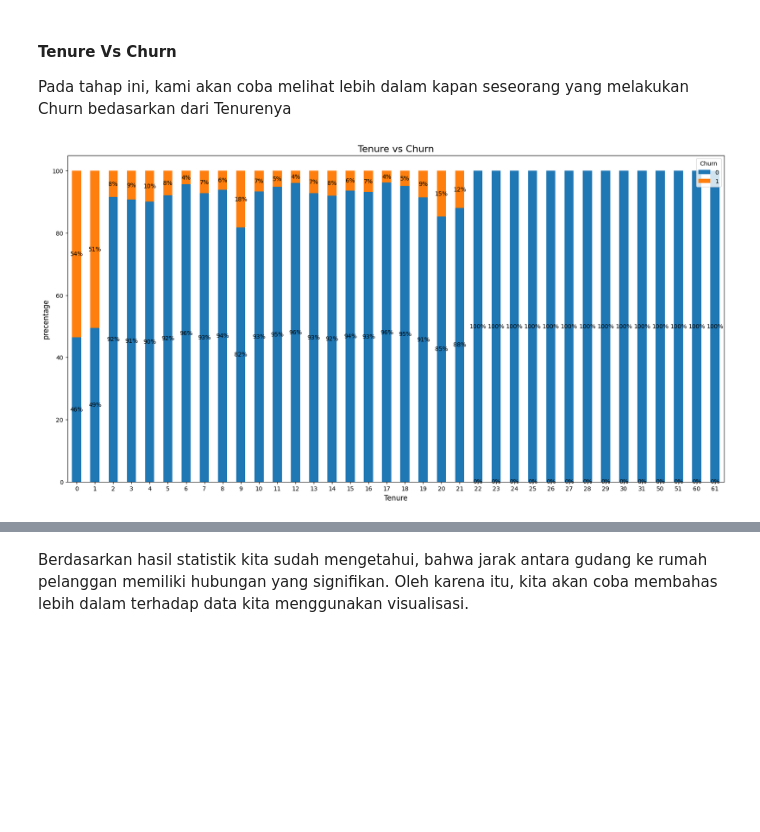
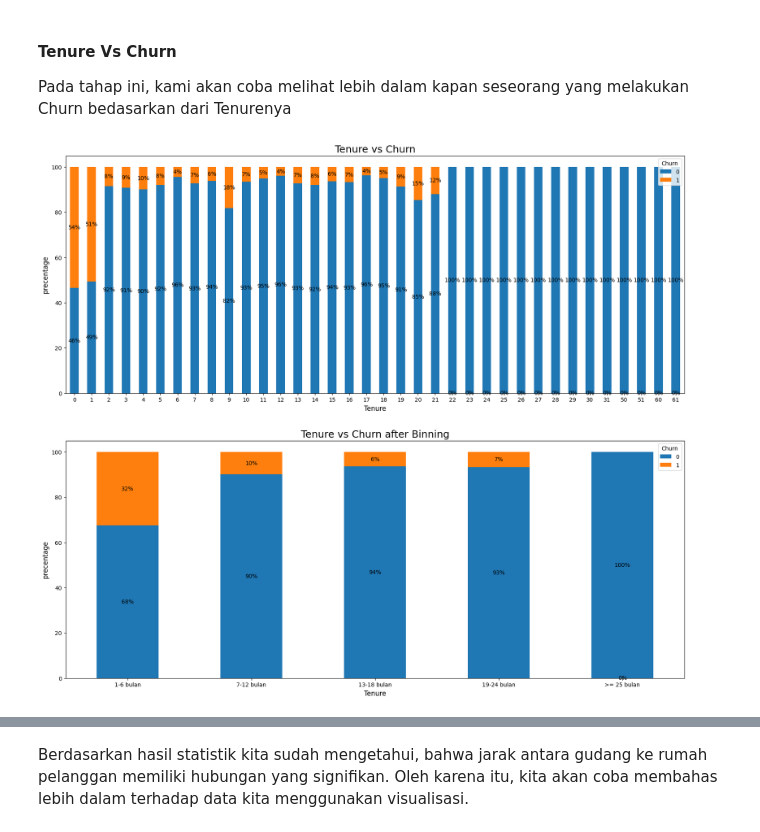
Before and after one commit to tasiamdln/E_Commerce_Churn_Analysis_ML, a Jupyter notebook: E_Commerce_Churn_Classification_and_Data_Analysis.ipynb, the cells around one changed output, grey strips where cells are left out. Saved outputs shown, nothing was run; the diff lists cells and outputs as text; code cells hidden in the pictures; blank space fills up the shorter version.

Commit message:
update 9/12
- perbesar judul
- perbaikan typo
- tambah reference
- tambah grafik tenure yg dibinning

```diff
--- a/E_Commerce_Churn_Classification_and_Data_Analysis.ipynb
+++ b/E_Commerce_Churn_Classification_and_Data_Analysis.ipynb
@@ -489,7 +491,7 @@ for i in num:
         median_value = p.get_height()
         x_position = p.get_x() + p.get_width() / 2
         y_position = p.get_height()
-        ax.annotate(f'{median_value:.1f}', (x_position, y_position - 0.01), ha='center', va='bottom', fontsize=12)
+        ax.annotate(f'{median_value:.0f}', (x_position, y_position - 0.01), ha='center', va='bottom', fontsize=12)
 
     plt.title(i, fontsize=16)
     plt.xlabel('Churn', fontsize=14)
@@ -566,25 +568,51 @@ Seletelah kita lihat uji statistiknya terdapat beberapa fitur yang ternyata memi
 
 Pada tahap ini, kami akan coba melihat lebih dalam kapan seseorang yang melakukan Churn bedasarkan dari Tenurenya
 # %%
-plt.figure(figsize=(20, 10))
+df_1 = df.copy()
+bins = [0, 6, 12, 18, 24, 62]
+labels = ['1-6 bulan', '7-12 bulan', '13-18 bulan', '19-24 bulan', '>= 25 bulan']
+df_1['Tenure'] = pd.cut(df_1['Tenure'], bins=bins, labels=labels, include_lowest=True)
 
+plt.figure(figsize=(20, 17))
+
+# Keseluruhan
+plt.subplot(2,1,1)
 pivot_tenure = pd.crosstab(index=df['Tenure'], columns=df['Churn'], normalize='index') * 100
 ax = pivot_tenure.plot(kind='bar', stacked=True, ax=plt.gca())
-plt.title('Tenure vs Churn', fontsize=16)
+plt.title('Tenure vs Churn', fontsize=18)
 plt.ylabel('precentage', fontsize=12)
 plt.xlabel('Tenure', fontsize=12)
 plt.xticks(rotation=0)
 
 # Anotasi
 for p in ax.patches:
     width = p.get_width()
     height = p.get_height()
     x, y = p.get_xy()
     ax.annotate(f'{height:.0f}%', (x + width/2, y + height/2), ha='center', va='center', fontsize=10)
 
+
+plt.subplot(2, 1, 2)
+pivot_tenure = pd.crosstab(index=df_1['Tenure'], columns=df_1['Churn'], normalize='index') * 100
+ax = pivot_tenure.plot(kind='bar', stacked=True, ax=plt.gca())
+plt.title('Tenure vs Churn after Binning', fontsize=18)
+plt.ylabel('precentage', fontsize=12)
+plt.xlabel('Tenure', fontsize=12)
+plt.xticks(rotation=0)
+
+# Anotasi
+for p in ax.patches:
+    width = p.get_width()
+    height = p.get_height()
+    x, y = p.get_xy()
+    ax.annotate(f'{height:.0f}%', (x + width/2, y + height/2), ha='center', va='center', fontsize=10)
+
+# Memberikan jarak antara dua subplot
+plt.subplots_adjust(hspace=0.2)
+
 plt.show()
 # %% [output]
-[figure, old version]
+[figure, new version]
 # %% [markdown]
 **Insight**
 
```
Also changed, not shown: parts of 31 cells of this notebook, 1 other file.
